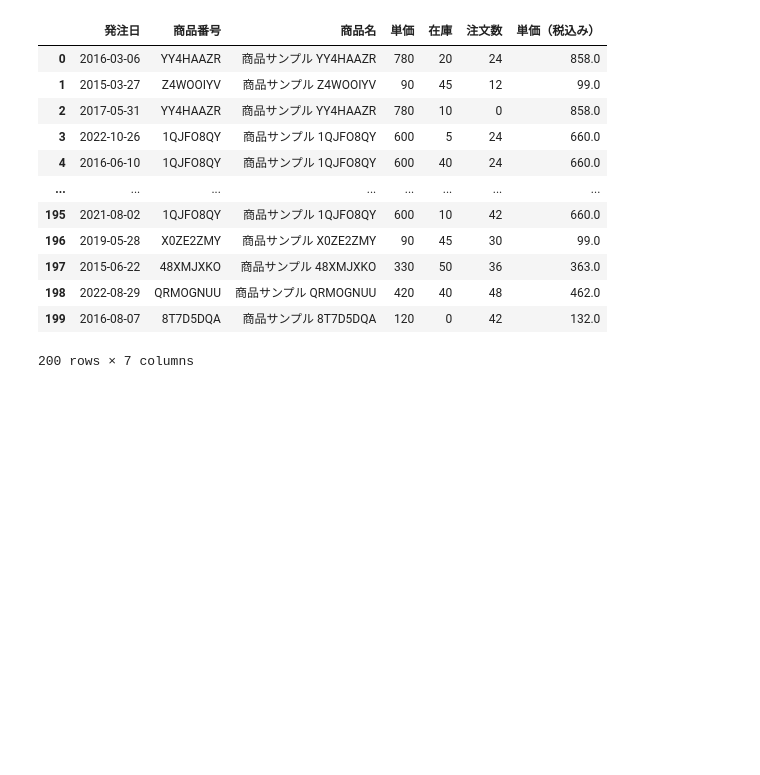
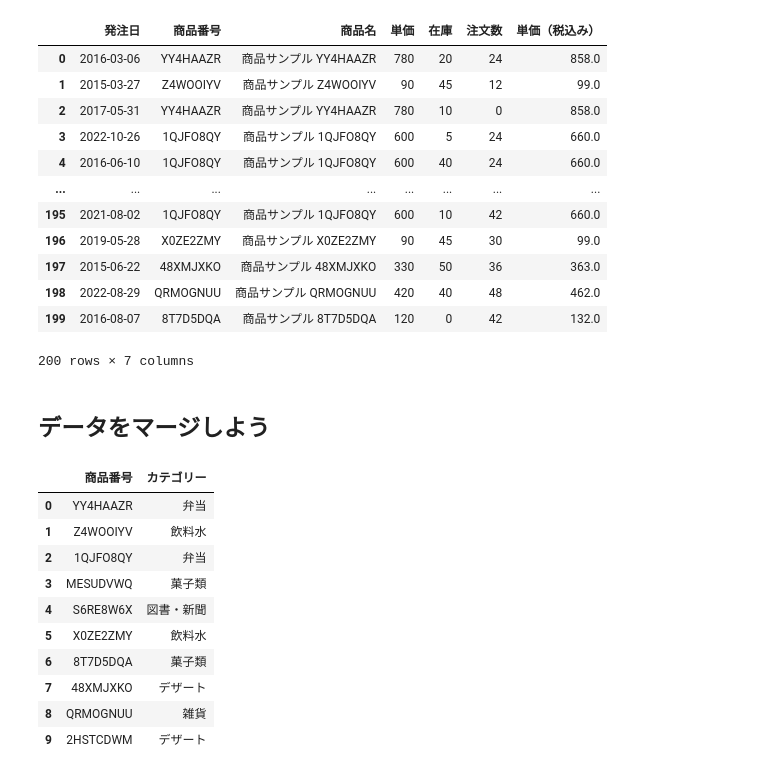
Before and after one commit to picalin/samurai_data_science, a Jupyter notebook: 07_pandas_practice.ipynb, the cells around one changed output. Saved outputs shown, nothing was run; the diff lists cells and outputs as text; code cells hidden in the pictures; blank space fills up the shorter version.

```diff
--- a/07_pandas_practice.ipynb
+++ b/07_pandas_practice.ipynb
@@ -132,3 +132,20 @@ pd.concat([df, tax_series], axis=1)
 | 198 | 2022-08-29 | QRMOGNUU | 商品サンプル QRMOGNUU | 420 | 40 | 48 | 462.0 |
 | 199 | 2016-08-07 | 8T7D5DQA | 商品サンプル 8T7D5DQA | 120 | 0 | 42 | 132.0 |
 200 rows × 7 columns
+# %% [markdown]
+## データをマージしよう
+# %%
+category_df = pd.read_csv('category.csv')
+category_df
+# %% [output]
+|  | 商品番号 | カテゴリー |
+| 0 | YY4HAAZR | 弁当 |
+| 1 | Z4WOOIYV | 飲料水 |
+| 2 | 1QJFO8QY | 弁当 |
+| 3 | MESUDVWQ | 菓子類 |
+| 4 | S6RE8W6X | 図書・新聞 |
+| 5 | X0ZE2ZMY | 飲料水 |
+| 6 | 8T7D5DQA | 菓子類 |
+| 7 | 48XMJXKO | デザート |
+| 8 | QRMOGNUU | 雑貨 |
+| 9 | 2HSTCDWM | デザート |
```
Also changed, not shown: parts of 2 cells of this notebook, 2 other files.
